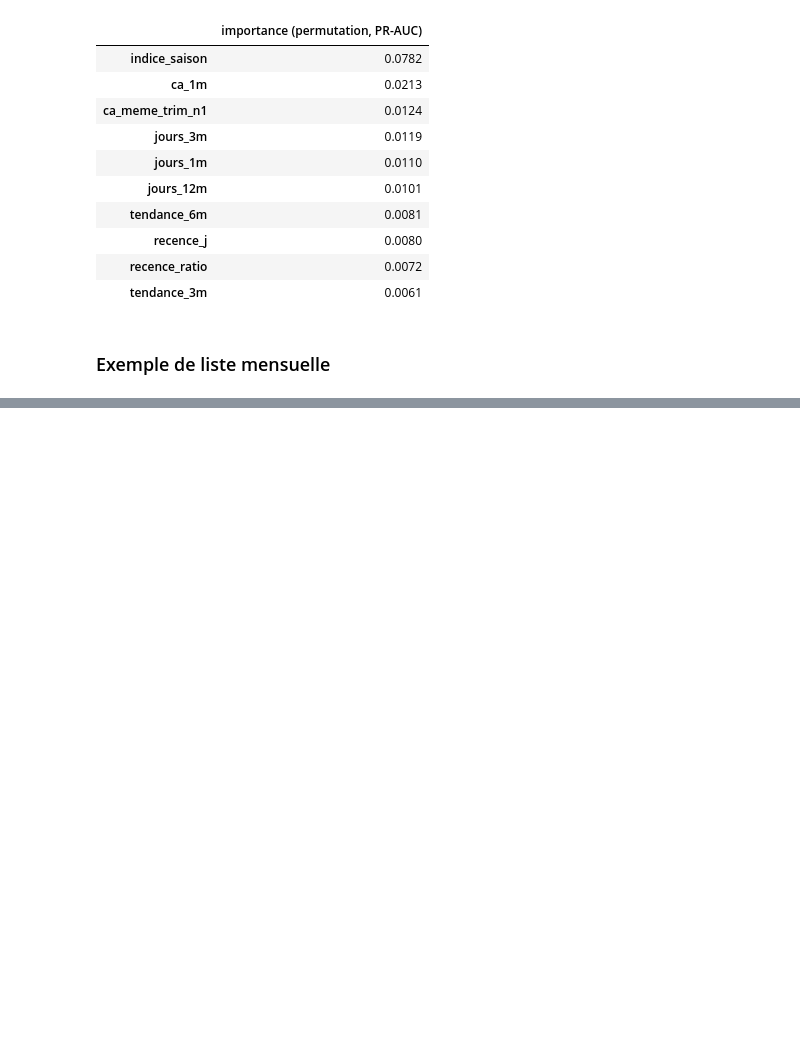
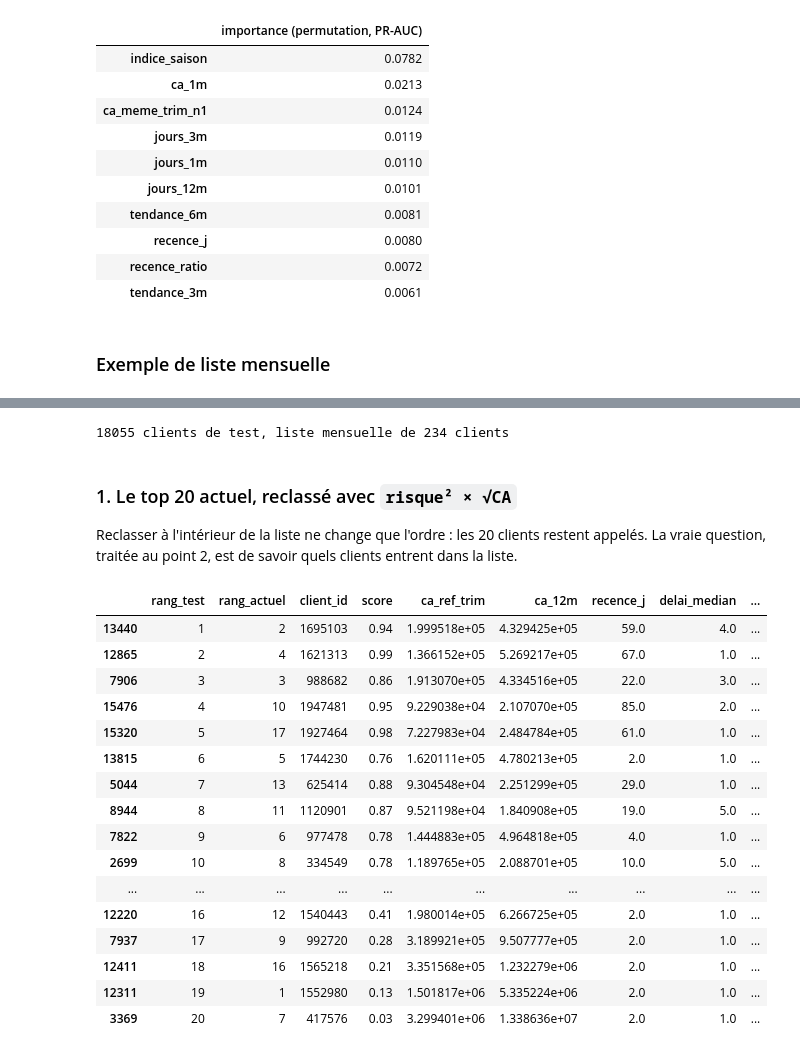
Before and after one commit to ElouanBontron/case_BCGX, a Jupyter notebook: modele_churn/churn_1_modele_mensuel.ipynb, the cells around one changed output, grey strips where cells are left out. Drawn from its saved outputs; the diff is of its cells as text; code cells hidden in the pictures; blank space fills up the shorter version.

Commit message:
Test de classement de la liste d'appels, 2e abscisse sur la courbe de gain

```diff
--- a/modele_churn/churn_1_modele_mensuel.ipynb
+++ b/modele_churn/churn_1_modele_mensuel.ipynb
@@ -226,0 +236,41 @@ display(pd.read_csv(os.path.join(RES, "mensuel", "liste_appels_exemple.csv"), se
+# %%
+import pickle, numpy as np
+with open(os.path.join("modele_churn", "cache", "photos_mensuelles.pkl"), "rb") as f:
+    P = pickle.load(f)
+t = P["test"].reset_index(drop=True)
+K = P["K_trim"] // 3                                       # liste mensuelle sur les clients de test
+perte = pd.Series(np.where(t["churn"] == 1, t["perte_trim"], 0.0))
+gros = t["ca_ref_trim"] >= t["ca_ref_trim"].quantile(0.8)  # 20 % plus gros clients
+print(f"{len(t)} clients de test, liste mensuelle de {K} clients")
+# %% [output]
+18055 clients de test, liste mensuelle de 234 clients
+# %% [markdown]
+### 1. Le top 20 actuel, reclassé avec `risque² × √CA`
+
+Reclasser à l'intérieur de la liste ne change que l'ordre : les 20 clients restent appelés. La vraie question, traitée au point 2, est de savoir quels clients entrent dans la liste.
+# %%
+top = t.nlargest(20, "perte_attendue").copy()
+top["rang_actuel"] = range(1, len(top) + 1)
+top["risque2_racine_ca"] = top["score"] ** 2 * np.sqrt(top["ca_ref_trim"].clip(lower=0))
+top["rang_test"] = top["risque2_racine_ca"].rank(ascending=False, method="first").astype(int)
+top["silence_vs_rythme"] = top["recence_j"] / top["delai_median"]
+display(top.sort_values("rang_test")[["rang_test", "rang_actuel", "client_id", "score", "ca_ref_trim", "ca_12m", "recence_j",
+                                       "delai_median", "silence_vs_rythme", "tendance_3m", "churn_total", "churn_partiel"]].round(2))
+# %% [output]
+|  | rang_test | rang_actuel | client_id | score | ca_ref_trim | ca_12m | recence_j | delai_median | ... |
+| 13440 | 1 | 2 | 1695103 | 0.94 | 1.999518e+05 | 4.329425e+05 | 59.0 | 4.0 | ... |
+| 12865 | 2 | 4 | 1621313 | 0.99 | 1.366152e+05 | 5.269217e+05 | 67.0 | 1.0 | ... |
+| 7906 | 3 | 3 | 988682 | 0.86 | 1.913070e+05 | 4.334516e+05 | 22.0 | 3.0 | ... |
+| 15476 | 4 | 10 | 1947481 | 0.95 | 9.229038e+04 | 2.107070e+05 | 85.0 | 2.0 | ... |
+| 15320 | 5 | 17 | 1927464 | 0.98 | 7.227983e+04 | 2.484784e+05 | 61.0 | 1.0 | ... |
+| 13815 | 6 | 5 | 1744230 | 0.76 | 1.620111e+05 | 4.780213e+05 | 2.0 | 1.0 | ... |
+| 5044 | 7 | 13 | 625414 | 0.88 | 9.304548e+04 | 2.251299e+05 | 29.0 | 1.0 | ... |
+| 8944 | 8 | 11 | 1120901 | 0.87 | 9.521198e+04 | 1.840908e+05 | 19.0 | 5.0 | ... |
+| 7822 | 9 | 6 | 977478 | 0.78 | 1.444883e+05 | 4.964818e+05 | 4.0 | 1.0 | ... |
+| 2699 | 10 | 8 | 334549 | 0.78 | 1.189765e+05 | 2.088701e+05 | 10.0 | 5.0 | ... |
+| ... | ... | ... | ... | ... | ... | ... | ... | ... | ... |
+| 12220 | 16 | 12 | 1540443 | 0.41 | 1.980014e+05 | 6.266725e+05 | 2.0 | 1.0 | ... |
+| 7937 | 17 | 9 | 992720 | 0.28 | 3.189921e+05 | 9.507777e+05 | 2.0 | 1.0 | ... |
+| 12411 | 18 | 16 | 1565218 | 0.21 | 3.351568e+05 | 1.232279e+06 | 2.0 | 1.0 | ... |
+| 12311 | 19 | 1 | 1552980 | 0.13 | 1.501817e+06 | 5.335224e+06 | 2.0 | 1.0 | ... |
+| 3369 | 20 | 7 | 417576 | 0.03 | 3.299401e+06 | 1.338636e+07 | 2.0 | 1.0 | ... |
```
Also changed, not shown: parts of 8 cells of this notebook, 1 other file.
